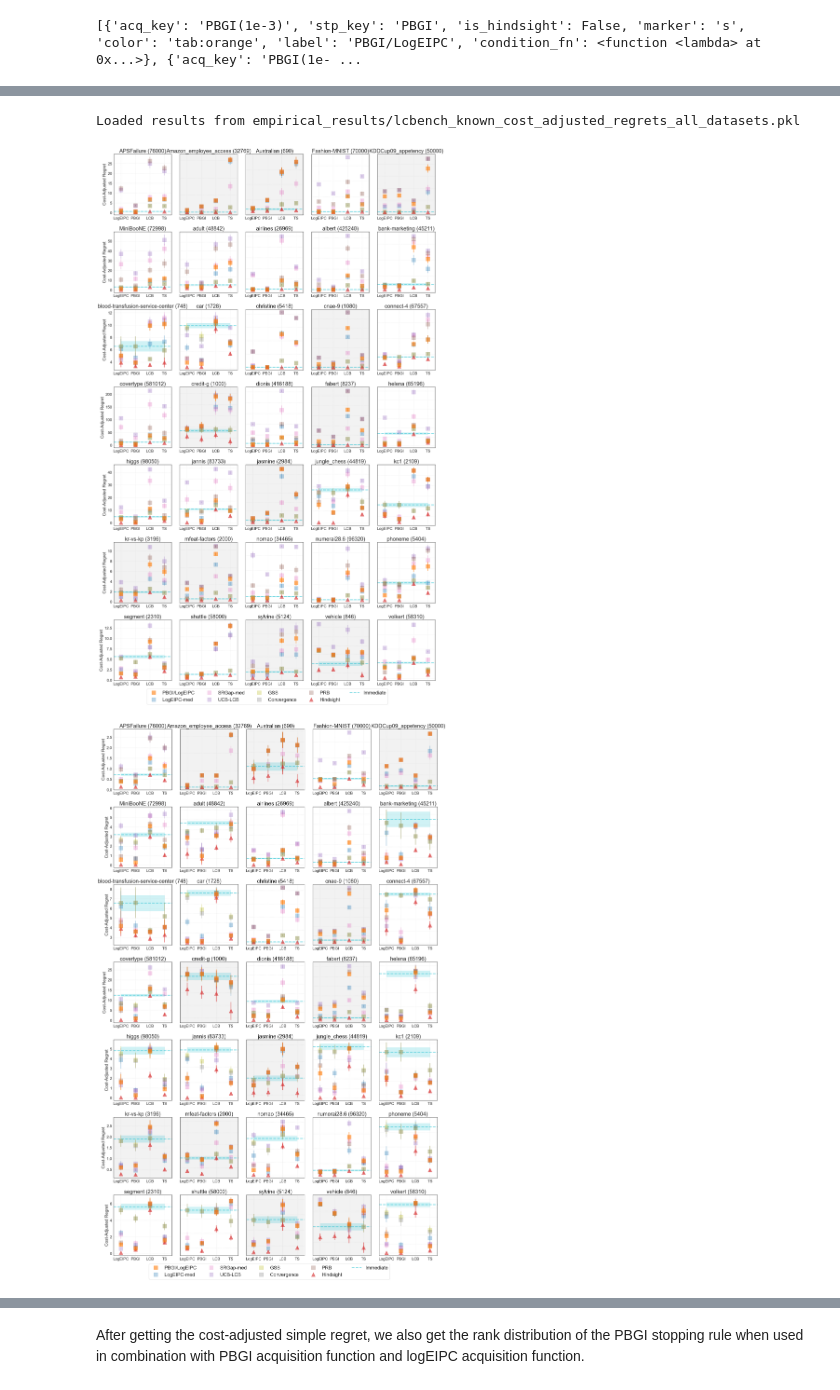
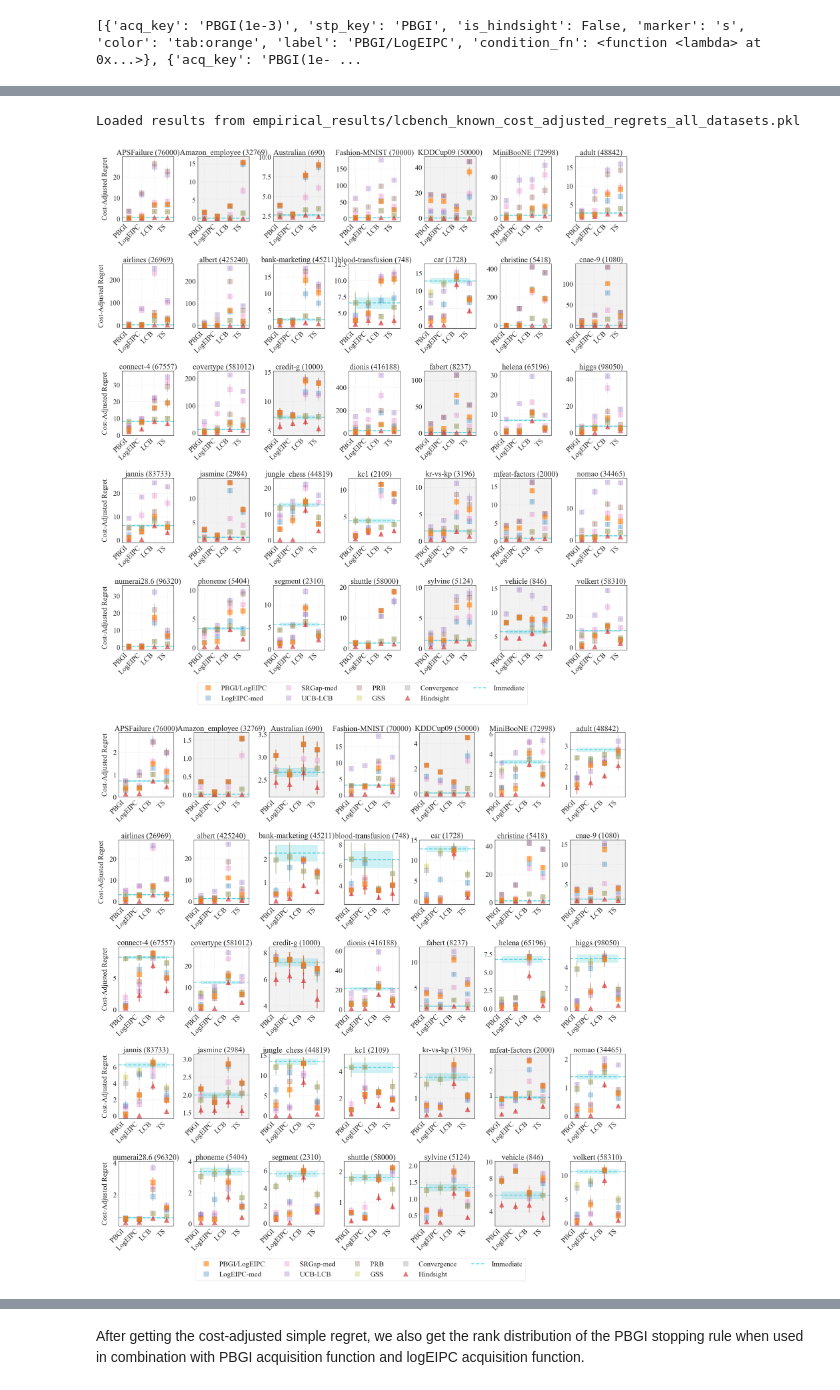
Before and after one commit to QianJaneXie/CostAwareStoppingBayesOpt, a Jupyter notebook: notebooks/LCBench_KnownCost_full.ipynb, the cells around one changed output, grey strips where cells are left out. Saved outputs shown, nothing was run; the diff lists cells and outputs as text; code cells hidden in the pictures.

Commit message:
adjust font style and size

```diff
--- a/notebooks/LCBench_KnownCost_full.ipynb
+++ b/notebooks/LCBench_KnownCost_full.ipynb
@@ -241,7 +216,7 @@ import numpy as np
 # === Config ===
 dataset_names = ['APSFailure', 'Amazon_employee_access', 'Australian', 'Fashion-MNIST', 'KDDCup09_appetency', 'MiniBooNE', 'adult', 'airlines', 'albert', 'bank-marketing', 'blood-transfusion-service-center', 'car', 'christine', 'cnae-9', 'connect-4', 'covertype', 'credit-g', 'dionis', 'fabert', 'helena', 'higgs', 'jannis', 'jasmine', 'jungle_chess_2pcs_raw_endgame_complete', 'kc1', 'kr-vs-kp', 'mfeat-factors', 'nomao', 'numerai28.6', 'phoneme', 'segment', 'shuttle', 'sylvine', 'vehicle', 'volkert']
 lambdas       = [1e-3, 1e-4, 1e-5]
-acq_order     = ['LogEIPC', 'PBGI', 'LCB', 'TS']
+acq_order     = ['PBGI', 'LogEIPC', 'LCB', 'TS']
 init          = 0
 
 
@@ -333,6 +308,14 @@ for lam in lambdas:
             ))
         },
         {
+            'stp_key':      'PRB',
+            'is_hindsight': False,
+            'condition_fn': (lambda i, seed, d, fa=fixed_acq: (
+                i >= init and
+                metrics_per_acq[d][fa]["PRB"][seed][i] >= 0.95
+            ))
+        },
+        {
             'stp_key':      'GSS',
             'is_hindsight': False,
             'condition_fn': (lambda i, seed, d, fa=fixed_acq: (
@@ -366,14 +349,6 @@ for lam in lambdas:
             ))
         },
         {
-            'stp_key':      'PRB',
-            'is_hindsight': False,
-            'condition_fn': (lambda i, seed, d, fa=fixed_acq: (
-                i >= init and
-                metrics_per_acq[d][fa]["PRB"][seed][i] >= 0.95
-            ))
-        },
-        {
             'stp_key':      'Immediate',
             'is_hindsight': False,
             'condition_fn': (lambda i, seed, d, fa=fixed_acq: (
@@ -541,14 +500,15 @@ sns.set_style('whitegrid', {
 })
 
 plt.style.use('seaborn-v0_8-bright')
+plt.rcParams['font.family'] = 'serif'
 plt.rcParams['font.serif'] = 'Times New Roman'
 plt.rcParams.update({
-    'font.size': 24,
-    'axes.titlesize': 28,
-    'axes.labelsize': 24,
-    'legend.fontsize': 20,
-    'xtick.labelsize': 20,
-    'ytick.labelsize': 20,
+    'font.size': 28,
+    'axes.titlesize': 32,
+    'axes.labelsize': 28,
+    'legend.fontsize': 24,
+    'xtick.labelsize': 24,
+    'ytick.labelsize': 24,
     'figure.autolayout': False,  # we'll call tight_layout() explicitly
 })
 
@@ -562,14 +522,17 @@ def style_spines(ax, color='black', linewidth=1):
 # Config
 dataset_names = ['APSFailure', 'Amazon_employee_access', 'Australian', 'Fashion-MNIST', 'KDDCup09_appetency', 'MiniBooNE', 'adult', 'airlines', 'albert', 'bank-marketing', 'blood-transfusion-service-center', 'car', 'christine', 'cnae-9', 'connect-4', 'covertype', 'credit-g', 'dionis', 'fabert', 'helena', 'higgs', 'jannis', 'jasmine', 'jungle_chess_2pcs_raw_endgame_complete', 'kc1', 'kr-vs-kp', 'mfeat-factors', 'nomao', 'numerai28.6', 'phoneme', 'segment', 'shuttle', 'sylvine', 'vehicle', 'volkert']
 dataset_title_map = {
-    "jungle_chess_2pcs_raw_endgame_complete": "jungle_chess"
+    "jungle_chess_2pcs_raw_endgame_complete": "jungle_chess",
+    "Amazon_employee_access": "Amazon_employee",
+    "blood-transfusion-service-center": "blood-transfusion",
+    "KDDCup09_appetency": "KDDCup09"
 }
 
 dataset_name_to_num_instance = {'APSFailure': 76000, 'Amazon_employee_access': 32769, 'Australian': 690, 'Fashion-MNIST': 70000, 'KDDCup09_appetency': 50000, 'MiniBooNE': 72998, 'adult': 48842, 'airlines': 26969, 'albert': 425240, 'bank-marketing': 45211, 'blood-transfusion-service-center': 748, 'car': 1728, 'christine': 5418, 'cnae-9': 1080, 'connect-4': 67557, 'covertype': 581012, 'credit-g': 1000, 'dionis': 416188, 'fabert': 8237, 'helena': 65196, 'higgs': 98050, 'jannis': 83733, 'jasmine': 2984, 'jungle_chess_2pcs_raw_endgame_complete': 44819, 'kc1': 2109, 'kr-vs-kp': 3196, 'mfeat-factors': 2000, 'nomao': 34465, 'numerai28.6': 96320, 'phoneme': 5404, 'segment': 2310, 'shuttle': 58000, 'sylvine': 5124, 'vehicle': 846, 'volkert': 58310}
 
 lams = [1e-3, 1e-4, 1e-5]
 lam_strs = ['1e-3', '1e-4', '1e-5']
-acq_order = ['LogEIPC', 'PBGI', 'LCB', 'TS']
+acq_order = ['PBGI', 'LogEIPC', 'LCB', 'TS']
 n_cols = len(acq_order)
 
 # Define datasets with poor performance for each lambda (to be highlighted with lightgrey background)
@@ -585,10 +548,10 @@ for lam_order in range(len(lams)):
     lam_str = lam_strs[lam_order]
 
     # Grid layout
-    n_rows = 7
-    n_cols_grid = 5
+    n_rows = 5
+    n_cols_grid = 7
     fig, axes = plt.subplots(
-        n_rows, n_cols_grid, figsize=(4 * n_cols_grid, 4.8 * n_rows),
+        n_rows, n_cols_grid, figsize=(3.6 * n_cols_grid, 5.4 * n_rows),
         sharey=False
     )
     axes = axes.flatten()
@@ -658,50 +621,49 @@ for lam_order in range(len(lams)):
                 )
 
         ax.set_xticks(range(n_cols))
-        ax.set_xticklabels(acq_order, fontsize=16)
+        ax.set_xticklabels(acq_order, rotation=45, ha='right', fontsize=20)
         ax.set_xlim(-0.5, n_cols - 0.5)
         short_d = dataset_title_map.get(d, d)
-        ax.set_title(f"{short_d} ({dataset_name_to_num_instance[d]})", fontsize=22)
+        ax.set_title(f"{short_d} ({dataset_name_to_num_instance[d]})", fontsize=26)
         ax.grid(True, linestyle='--', alpha=0.4)
         style_spines(ax)
 
-        # --- Only leftmost subplot in each row shows y-axis & label
+        # --- All subplots show their own y-axis ticks, but only leftmost shows label
         if idx % n_cols_grid == 0:
-            ax.set_ylabel("Cost-Adjusted Regret", fontsize=18)
-            ax.tick_params(axis='y', labelleft=True)
+            ax.set_ylabel("Cost-Adjusted Regret", fontsize=24, labelpad=15)
         else:
             ax.set_ylabel("")
-            ax.tick_params(axis='y', labelleft=False)  # hide y tick labels on non-leftmost subplots
+        ax.tick_params(axis='y', labelleft=True)  # Show y-axis ticks for all subplots
 
-        ax.tick_params(labelsize=16)
+        ax.tick_params(labelsize=24)
 
     # --- Shared legend, closer to subplots
     legend_items = list(legend_handles.items())
     if 'Immediate' in legend_labels:
         immediate_item = None
         for i, (label, handle) in enumerate(legend_items):
             if label == 'Immediate':
                 immediate_item = legend_items.pop(i)
                 break
         if immediate_item:
             legend_items.append(immediate_item)
 
     fig.legend(
         [h for _, h in legend_items],
         [l for l, _ in legend_items],
         loc='lower center',
-        bbox_to_anchor=(0.5, 0.015),
+        bbox_to_anchor=(0.5, 0.01),
         ncol=ceil(len(legend_items) / 2),
-        fontsize=20,
+        fontsize=24,
         frameon=True
     )
 
-    # Leave a bit more room at the bottom for the legend but not too much
-    plt.tight_layout(rect=[0, 0.04, 1, 0.98])
+    # Leave some room at the bottom for the legend
+    plt.tight_layout(rect=[0, 0.05, 1, 0.98])
 
     plt.savefig(f'../plots/BarPlot_LCBench_{lam_str}_all_datasets.pdf', bbox_inches='tight')
     plt.show()
 # %% [output]
 Loaded results from empirical_results/lcbench_known_cost_adjusted_regrets_all_datasets.pkl
-[figure, old version]
+[figure, new version]
-[figure, old version]
+[figure, new version]
```
Also changed, not shown: parts of 8 cells of this notebook, 1 other file.
